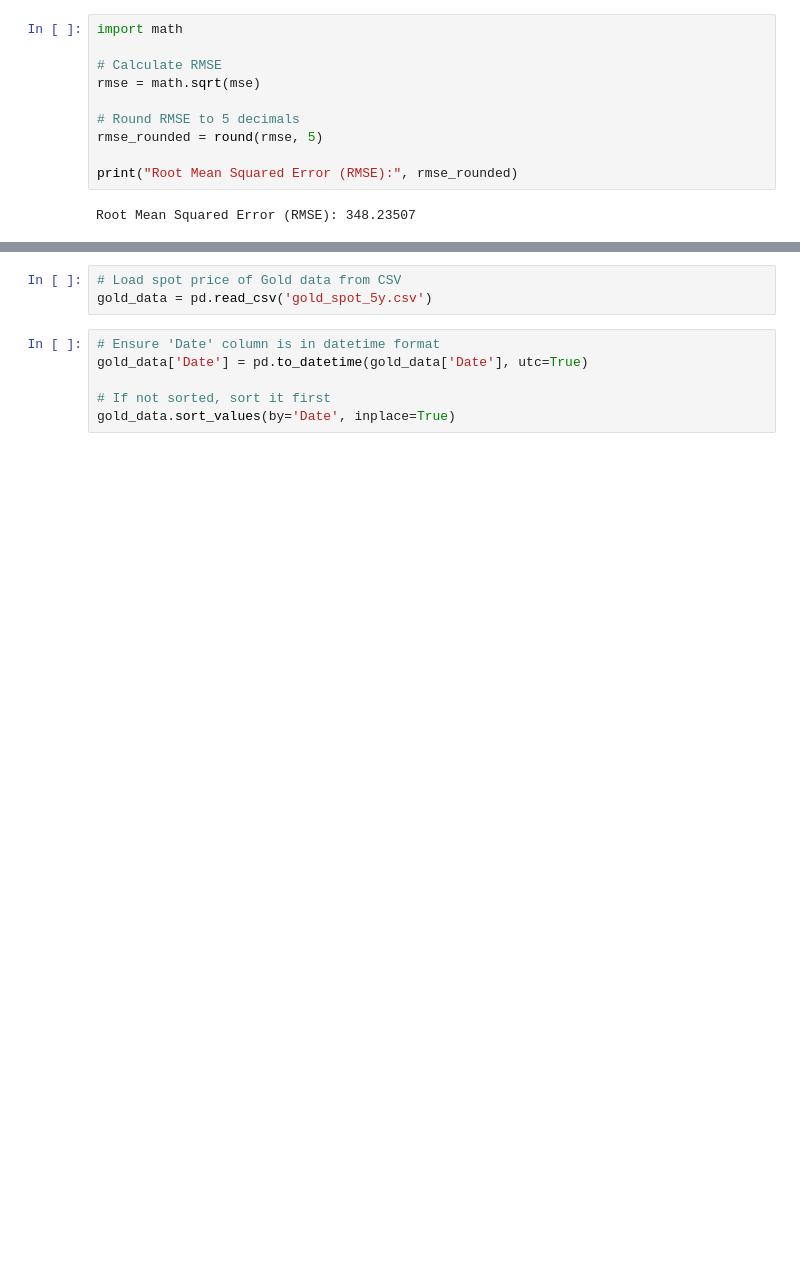
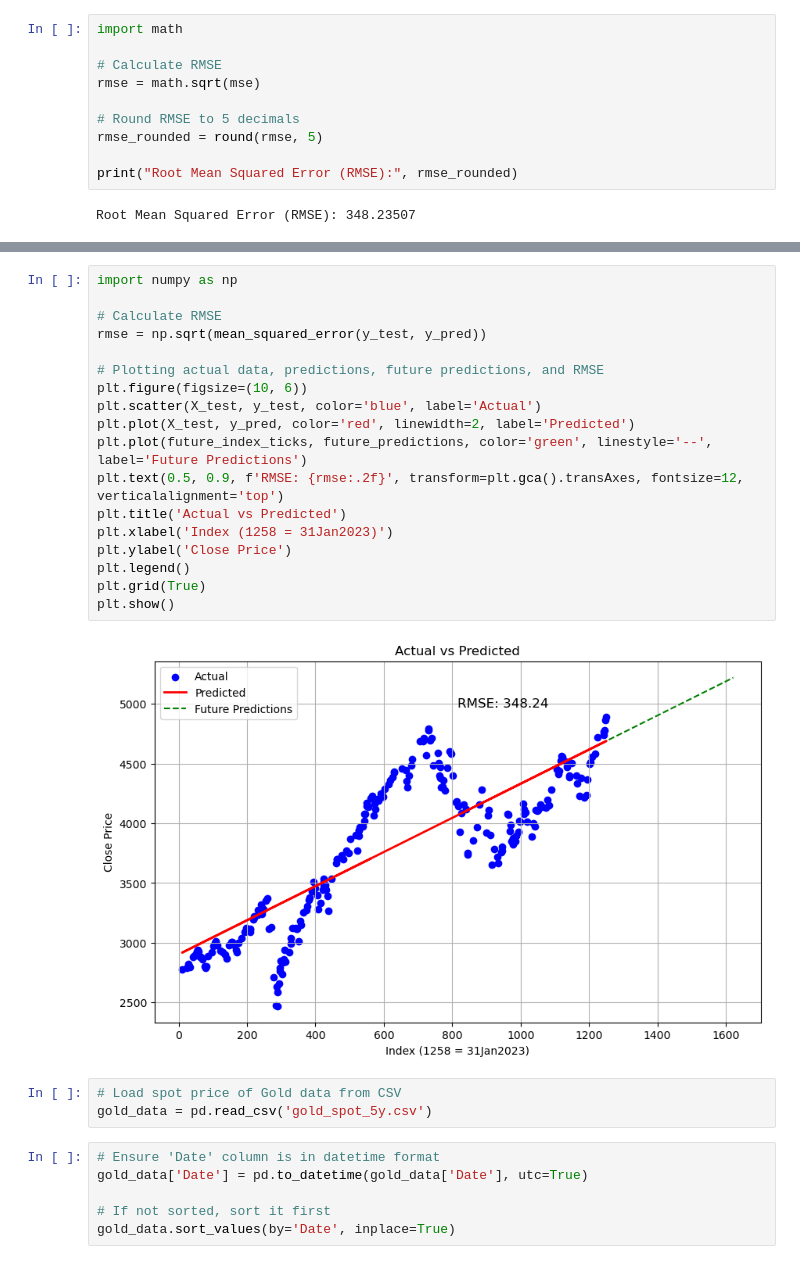
Before and after one commit to SAG-GithubApprentice/Project-1, a Jupyter notebook: SP500_reg_A.ipynb, the cells around one changed output, grey strips where cells are left out. Saved outputs shown, nothing was run; the diff lists cells and outputs as text; blank space fills up the shorter version.

```diff
--- a/SP500_reg_A.ipynb
+++ b/SP500_reg_A.ipynb
@@ -86,3 +167,23 @@ Root Mean Squared Error (RMSE): 348.23507
+# %%
+import numpy as np
+
+# Calculate RMSE
+rmse = np.sqrt(mean_squared_error(y_test, y_pred))
+
+# Plotting actual data, predictions, future predictions, and RMSE
+plt.figure(figsize=(10, 6))
+plt.scatter(X_test, y_test, color='blue', label='Actual')
+plt.plot(X_test, y_pred, color='red', linewidth=2, label='Predicted')
+plt.plot(future_index_ticks, future_predictions, color='green', linestyle='--', label='Future Predictions')
+plt.text(0.5, 0.9, f'RMSE: {rmse:.2f}', transform=plt.gca().transAxes, fontsize=12, verticalalignment='top')
+plt.title('Actual vs Predicted')
+plt.xlabel('Index (1258 = 31Jan2023)')
+plt.ylabel('Close Price')
+plt.legend()
+plt.grid(True)
+plt.show()
+# %% [output]
+[figure, added]
 # %%
 # Load spot price of Gold data from CSV
 gold_data = pd.read_csv('gold_spot_5y.csv')
```
Also changed, not shown: parts of 4 cells of this notebook.
